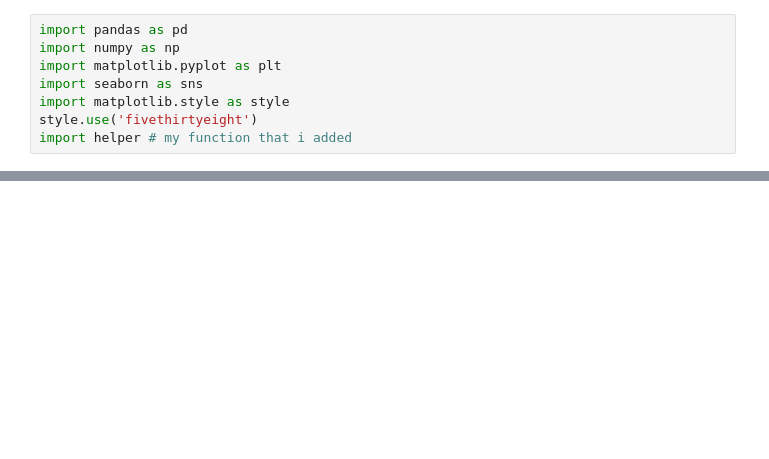
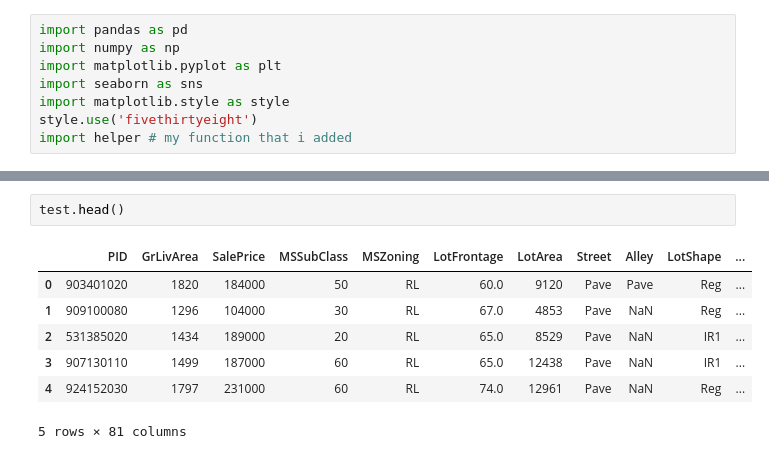
Before and after one commit to nikita-agrawal/Ames-Housing-Analysis, a Jupyter notebook: Hayden/real_estate_merge_attempt.ipynb, the cells around one changed output, grey strips where cells are left out. Cells and saved outputs as stored; diff of their text form; blank space fills up the shorter version.

```diff
--- a/Hayden/real_estate_merge_attempt.ipynb
+++ b/Hayden/real_estate_merge_attempt.ipynb
@@ -53,0 +39,10 @@ location.to_csv('location_lat_long.csv')
+# %%
+test.head()
+# %% [output]
+|  | PID | GrLivArea | SalePrice | MSSubClass | MSZoning | LotFrontage | LotArea | Street | Alley | LotShape | ... |
+| 0 | 903401020 | 1820 | 184000 | 50 | RL | 60.0 | 9120 | Pave | Pave | Reg | ... |
+| 1 | 909100080 | 1296 | 104000 | 30 | RL | 67.0 | 4853 | Pave | NaN | Reg | ... |
+| 2 | 531385020 | 1434 | 189000 | 20 | RL | 65.0 | 8529 | Pave | NaN | IR1 | ... |
+| 3 | 907130110 | 1499 | 187000 | 60 | RL | 65.0 | 12438 | Pave | NaN | IR1 | ... |
+| 4 | 924152030 | 1797 | 231000 | 60 | RL | 74.0 | 12961 | Pave | NaN | Reg | ... |
+5 rows × 81 columns
```
Also changed, not shown: parts of 31 cells of this notebook, 1 other file.
